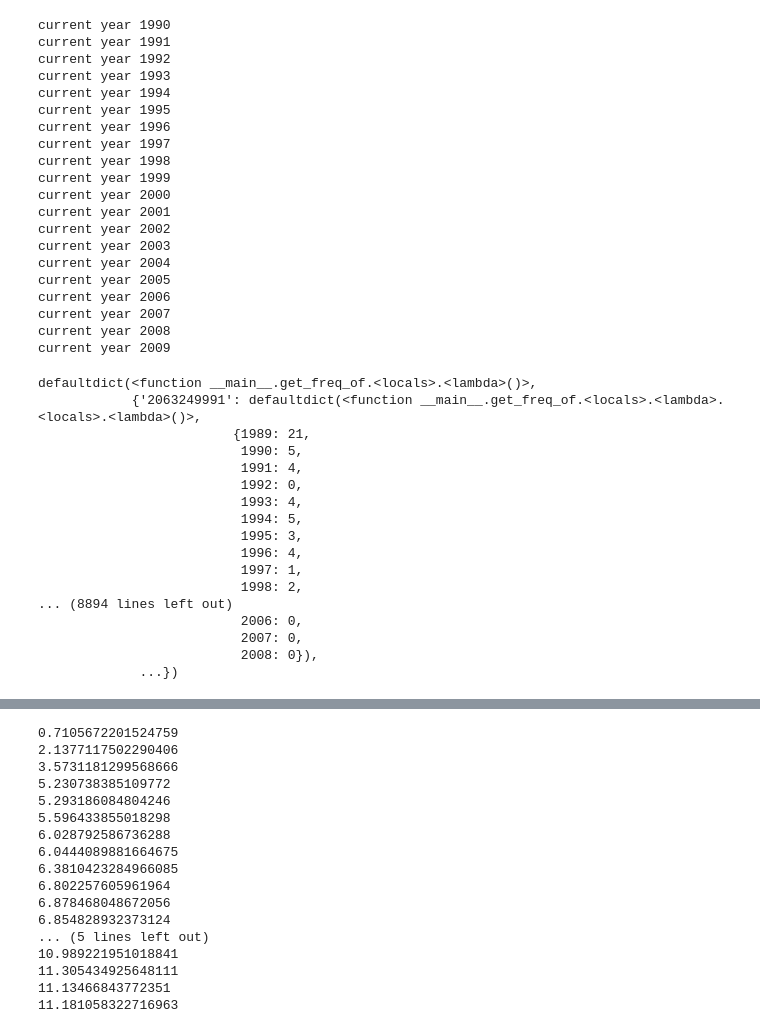
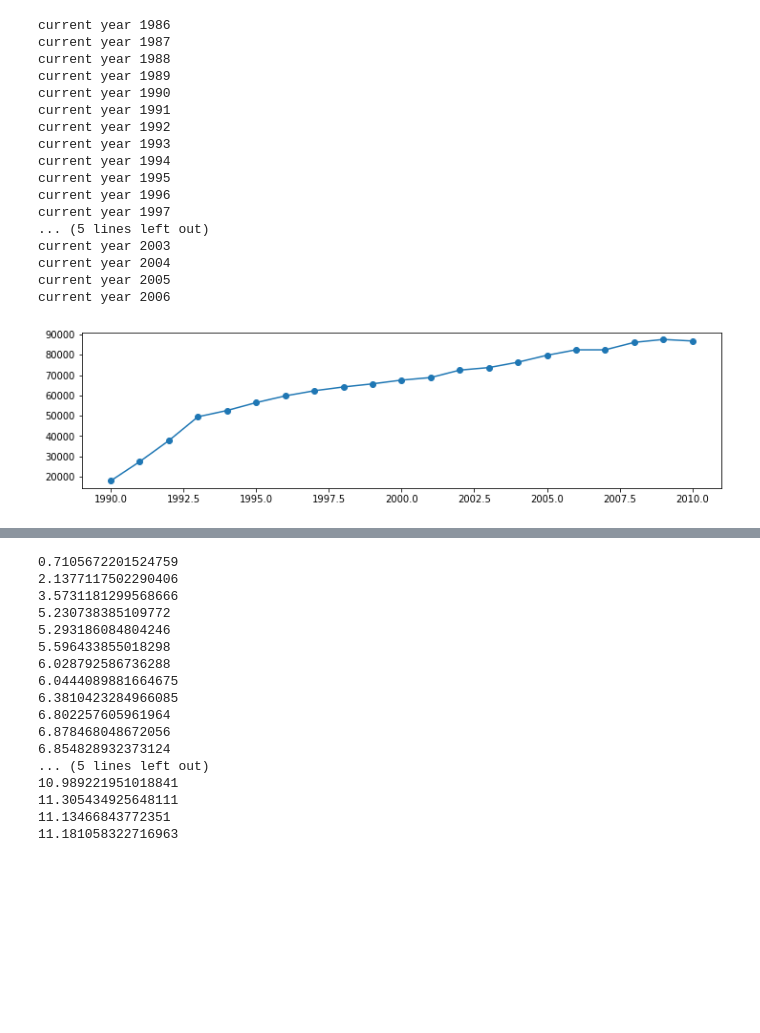
Before and after one commit to carolmb/associations_between_author_level_metrics, a Jupyter notebook: stats.ipynb, the cells around one changed output, grey strips where cells are left out. Drawn from its saved outputs; the diff is of its cells as text; code cells hidden in the pictures; blank space fills up the shorter version.

```diff
--- a/stats.ipynb
+++ b/stats.ipynb
@@ -54,44 +54,43 @@ pac_nets = []
 for filename in filenames:
 	net = xnet.xnet2igraph(filename)
 	pac_nets.append(net)
-# %%
-get_freq_of(data,get_in,1,'authors_in_freq2.json')
-# %% [output]
-current year 1990
-current year 1991
-current year 1992
-current year 1993
-current year 1994
-current year 1995
-current year 1996
-current year 1997
-current year 1998
-current year 1999
-current year 2000
-current year 2001
-current year 2002
-current year 2003
-current year 2004
-current year 2005
-current year 2006
-current year 2007
-current year 2008
-current year 2009
-defaultdict(<function __main__.get_freq_of.<locals>.<lambda>()>,
-            {'2063249991': defaultdict(<function __main__.get_freq_of.<locals>.<lambda>.<locals>.<lambda>()>,
-                         {1989: 21,
-                          1990: 5,
-                          1991: 4,
-                          1992: 0,
-                          1993: 4,
-                          1994: 5,
-                          1995: 3,
-                          1996: 4,
-                          1997: 1,
-                          1998: 2,
-... (8894 lines left out)
-                          2006: 0,
-                          2007: 0,
-                          2008: 0}),
-             ...})
+# %%
+def plot_freq_publications(data,delta):
+    year_begin = 1986
+    year_end = 2006
+
+    X = []
+    Y = []
+    for i,year in enumerate(range(year_begin,year_end+1)):
+        print("current year %d" % year)
+        subset = data.vs.select(year_ge=year,year_le=year+delta)
+        subgraph = data.subgraph(subset)
+        X.append(int(year+delta))
+        Y.append(subgraph.vcount())
+
+    fig = plt.figure(figsize=(12,3))
+    plt.plot(X,Y,marker='o')
+# %%
+plot_freq_publications(data,4)
+# get_freq_of(data,get_in,1,'authors_in_freq2.json') 2 é de delta 2 (1 + inclusivo)
+# get_freq_of(data,get_in,4,'authors_in_freq_temp.json')
+# %% [output]
+current year 1986
+current year 1987
+current year 1988
+current year 1989
+current year 1990
+current year 1991
+current year 1992
+current year 1993
+current year 1994
+current year 1995
+current year 1996
+current year 1997
+... (5 lines left out)
+current year 2003
+current year 2004
+current year 2005
+current year 2006
+[figure, added]
 # %%
```
Also changed, not shown: parts of 19 cells of this notebook, 17 other files.
